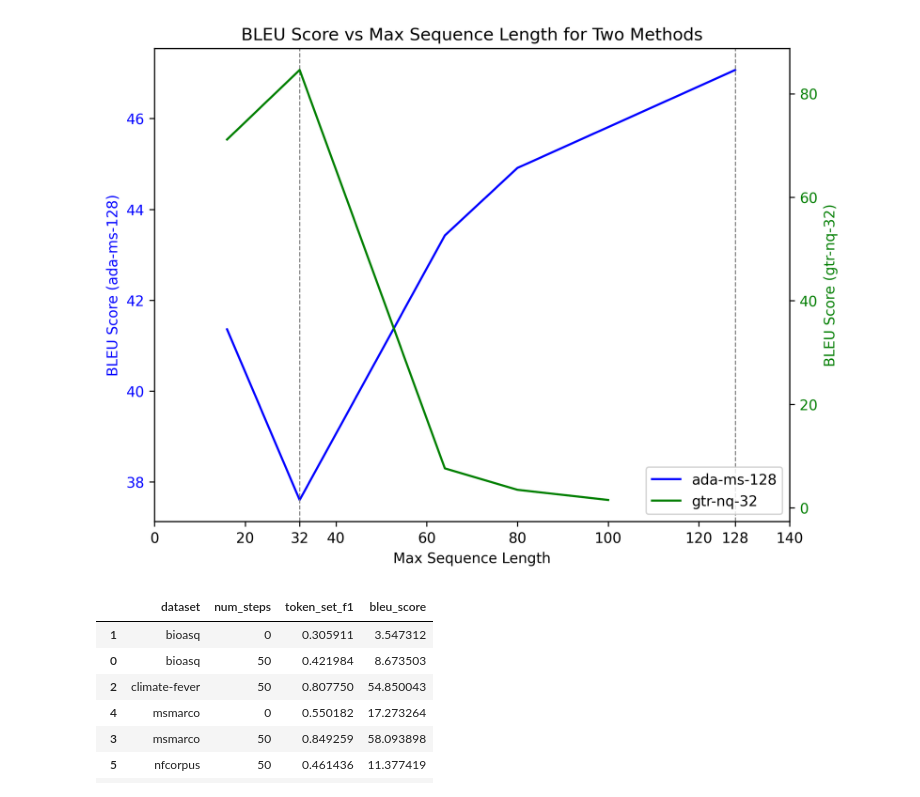
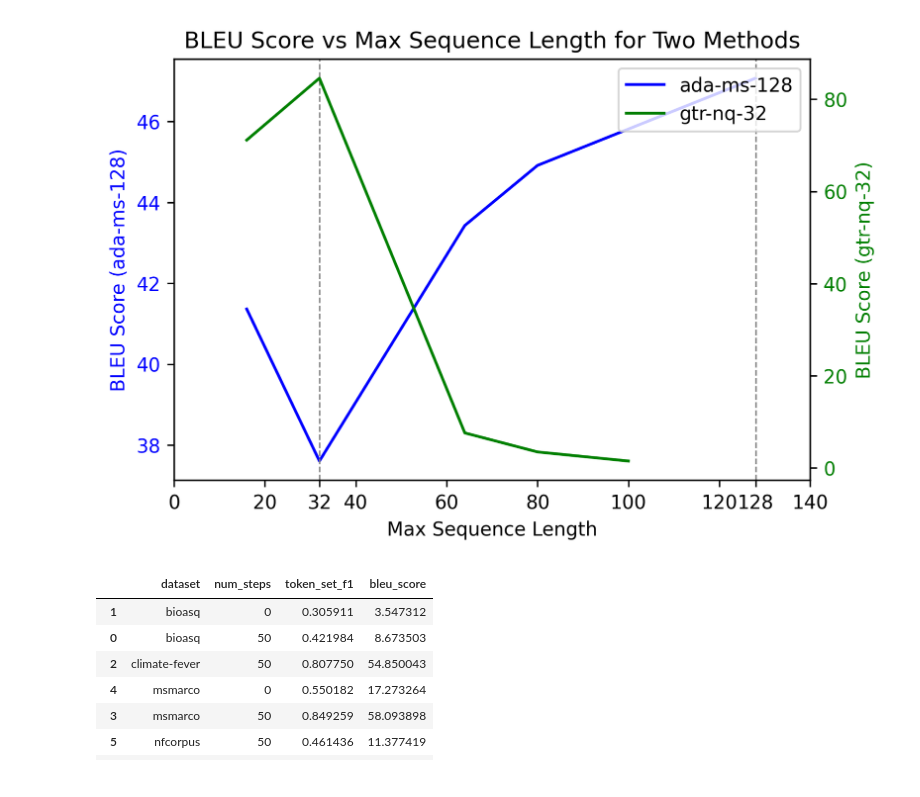
Before and after one commit to dqmis/ir2, a Jupyter notebook: notebooks/seq_len.ipynb, the cells around one changed output. Cells and saved outputs as stored; diff of their text form; code cells hidden in the pictures.

Commit message:
Updated figure

```diff
--- a/notebooks/seq_len.ipynb
+++ b/notebooks/seq_len.ipynb
@@ -20,7 +20,7 @@ import matplotlib.pyplot as plt
 methods = data['method'].unique()
 
 # Create a figure and primary axis
-fig, ax1 = plt.subplots(figsize=(8, 6), dpi=300)
+fig, ax1 = plt.subplots(figsize=(5, 3), dpi=300)
 
 # Plot the first method as a line
 method1 = methods[0]
@@ -34,35 +34,35 @@ ax1.tick_params(axis='y', labelcolor='b')
 ax2 = ax1.twinx()
 
 # Plot the second method as a line
 method2 = methods[1]
 method2_data = data[data['method'] == method2].sort_values(by="max_seq_length")
 line2, = ax2.plot(method2_data["max_seq_length"], method2_data["bleu_score"], color='g', label=method2)
 ax2.set_ylabel(f"BLEU Score ({method2})", color='g')
 ax2.tick_params(axis='y', labelcolor='g')
 
 # Combine the legends' handles and labels
 lines = [line1, line2]
 labels = [line1.get_label(), line2.get_label()]
 
 # Create a combined legend from both axes
-ax1.legend(lines, labels, loc='lower right')
+ax1.legend(lines, labels, loc='upper right')
 
 # Add a title
 plt.title("BLEU Score vs Max Sequence Length for Two Methods")
 
 # Set custom x-ticks, including at 32 and 128
 current_xticks = ax1.get_xticks().tolist()  # Get the current list of x-ticks
 new_xticks = sorted(set(current_xticks + [32, 128]))  # Combine with new ticks and sort
 ax1.set_xticks(new_xticks)
 
 # Add dashed vertical lines at 32 and 128
 ax1.axvline(x=32, color='gray', linestyle='--', linewidth=0.8)
 ax1.axvline(x=128, color='gray', linestyle='--', linewidth=0.8)
 
 # Show the plot
 plt.savefig("seq_len_exps.pdf")
 # %% [output]
-[figure, old version]
+[figure, new version]
 # %%
 data = pd.read_csv("./data/tab2.csv")
 # %%
```
Also changed, not shown: 2 other files.
